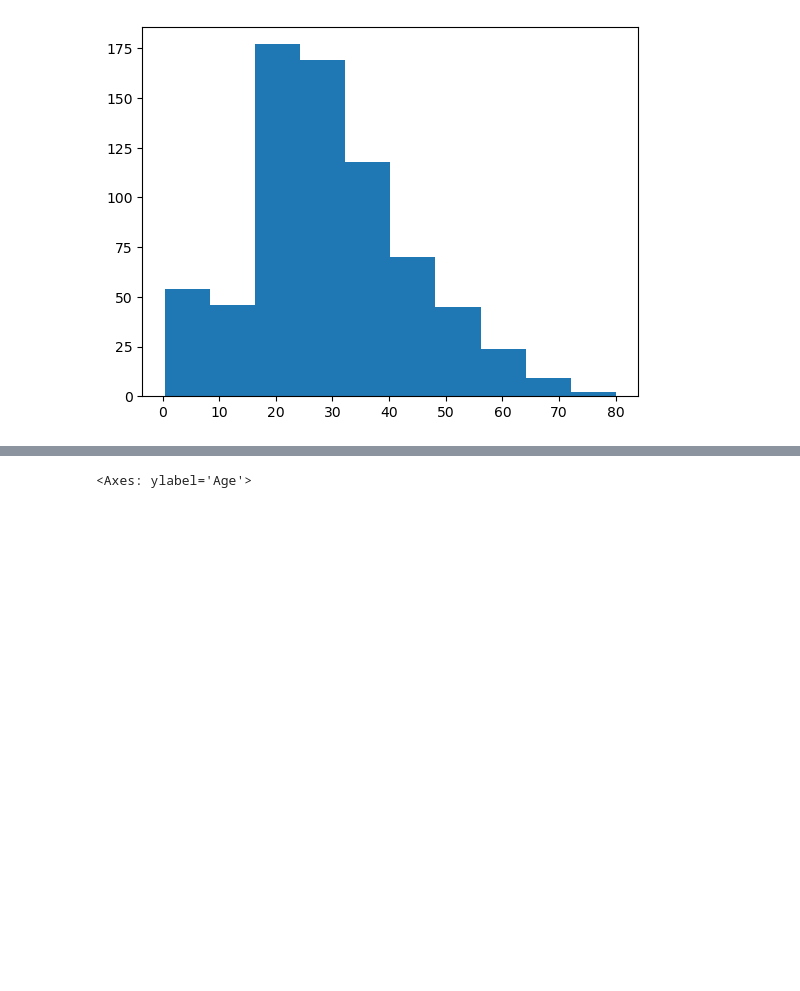
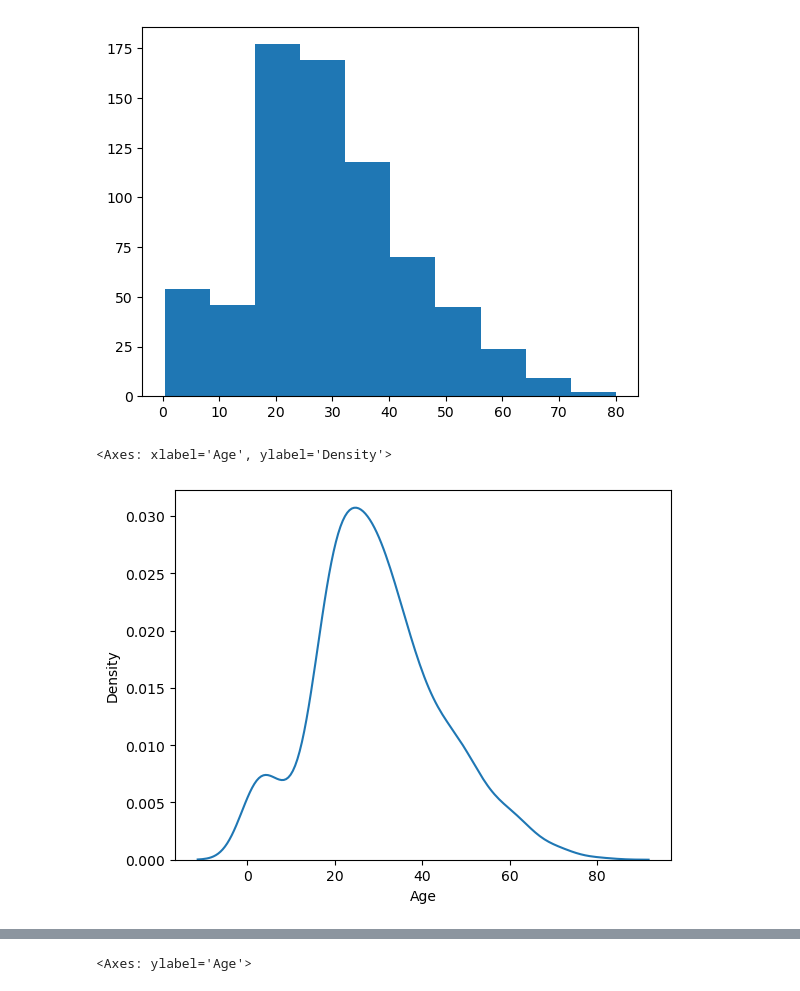
Before and after one commit to Esha034/MachineLearning-Series, a Jupyter notebook: 01_EDA/7.Univariate analysis.ipynb, the cells around one changed output, grey strips where cells are left out. Drawn from its saved outputs; the diff is of its cells as text; code cells hidden in the pictures; blank space fills up the shorter version.

```diff
--- a/01_EDA/7.Univariate analysis.ipynb
+++ b/01_EDA/7.Univariate analysis.ipynb
@@ -93,4 +101,10 @@ plt.hist(df1['Age'],bins=10)
         64.084, 72.042, 80.   ]),
  <BarContainer object of 10 artists>)
 [figure]
+# %%
+#smooth curve showing the value density/probability distribution of numerical data
+sns.kdeplot(df1["Age"])
+# %% [output]
+<Axes: xlabel='Age', ylabel='Density'>
+[figure, added]
 # %%
```
Also changed, not shown: parts of 14 cells of this notebook.
